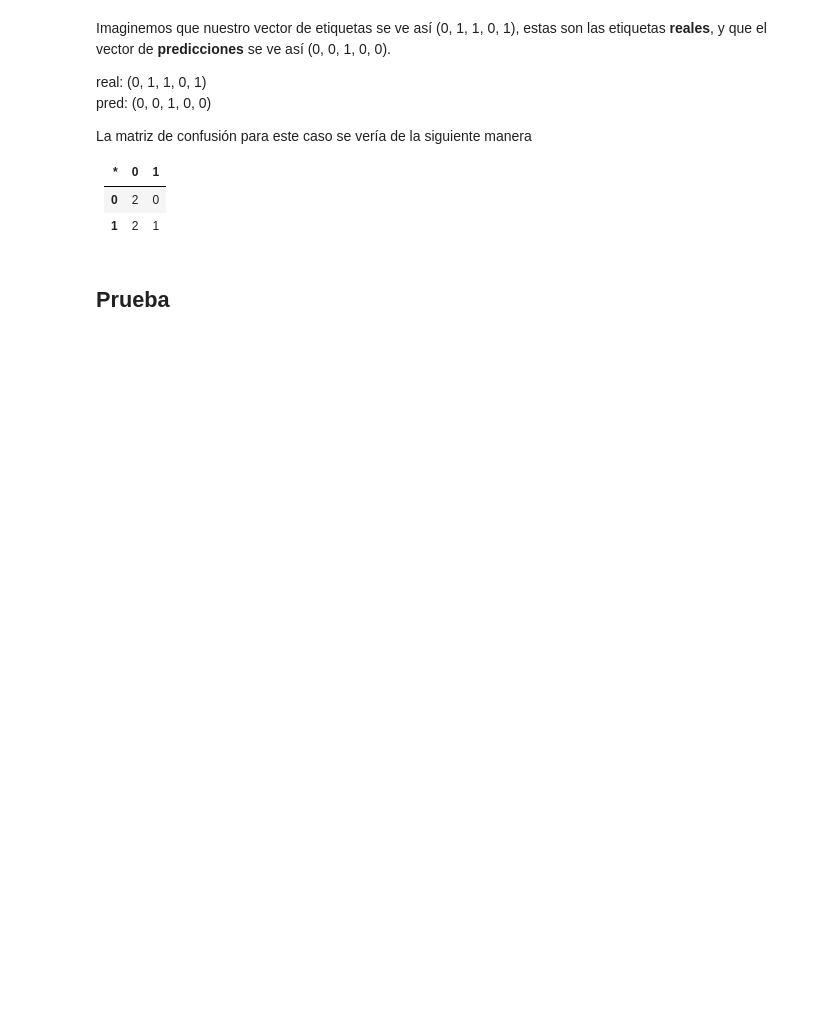
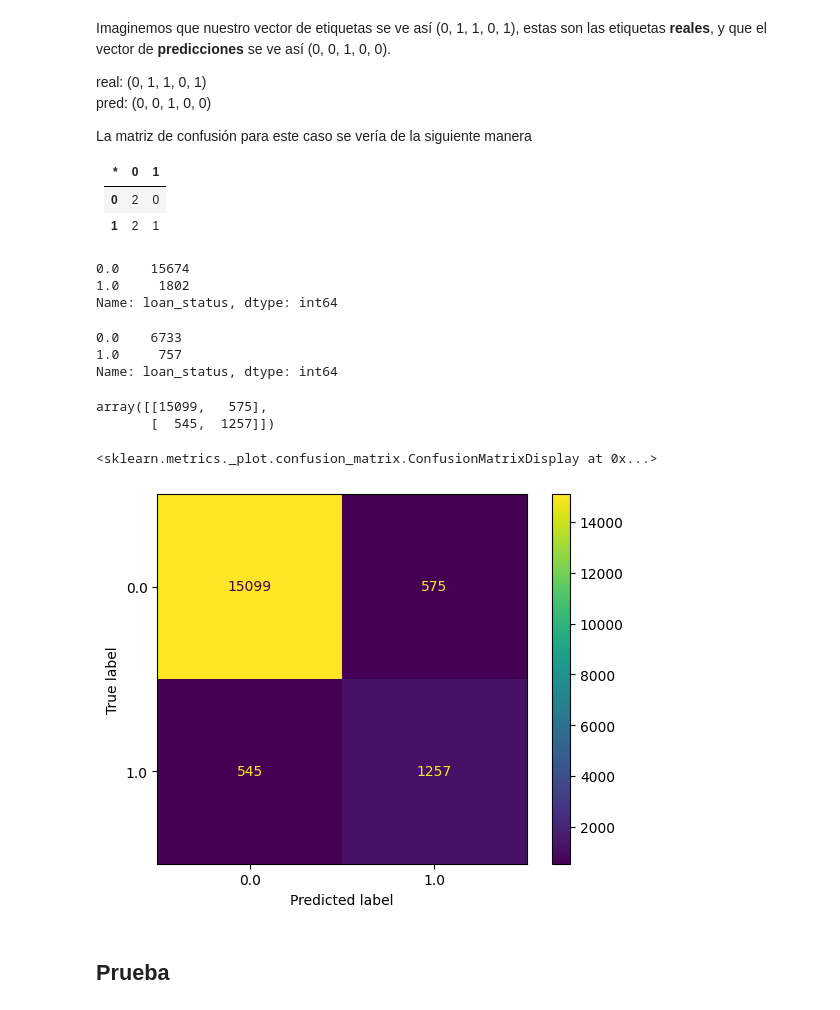
Before and after one commit to RYU-MCFLY/Aplicaciones-Financieras, a Jupyter notebook: Semana1_2_Aps_Financieras5_Pandas_y_ModeloLDA.ipynb, the cells around one changed output. Saved outputs shown, nothing was run; the diff lists cells and outputs as text; code cells hidden in the pictures; blank space fills up the shorter version.

```diff
--- a/Semana1_2_Aps_Financieras5_Pandas_y_ModeloLDA.ipynb
+++ b/Semana1_2_Aps_Financieras5_Pandas_y_ModeloLDA.ipynb
@@ -207,8 +339,8 @@ X = data_filt.drop(columns=['loan_status'], axis=1)
 
 # Utilizamos el mapeo definido en el diccionario de arriba
 
-#y = data_filt['loan_status'].map(loan_status_to_objective)
-y = data_filt.loan_status.map(loan_status_to_objective)
+y = data_filt['loan_status'].map(loan_status_to_objective)
+#y = data_filt.loan_status.map(loan_status_to_objective)
 
 # Quedarme con las que no tienen valor nulo en la variable objetivo
 X = X[~y.isna()]
@@ -443,9 +812,20 @@ La matriz de confusión para este caso se vería de la siguiente manera
 **1**|2|1|
 # %%
 y_train.value_counts()
+# %% [output]
+0.0    15674
+1.0     1802
+Name: loan_status, dtype: int64
 # %%
 y_test.value_counts()
+# %% [output]
+0.0    6733
+1.0     757
+Name: loan_status, dtype: int64
 # %%
 confusion_matrix(y_train, train_pred)
+# %% [output]
+array([[15099,   575],
+       [  545,  1257]])
 # %%
 import matplotlib.pyplot as plt
@@ -457,3 +833,8 @@ plt.show()
+# %%
+ConfusionMatrixDisplay.from_predictions(y_train, train_pred)
+# %% [output]
+<sklearn.metrics._plot.confusion_matrix.ConfusionMatrixDisplay at 0x...>
+[figure, added]
 # %% [markdown]
 ## Prueba
 # %%
```
Also changed, not shown: parts of 69 cells of this notebook.
